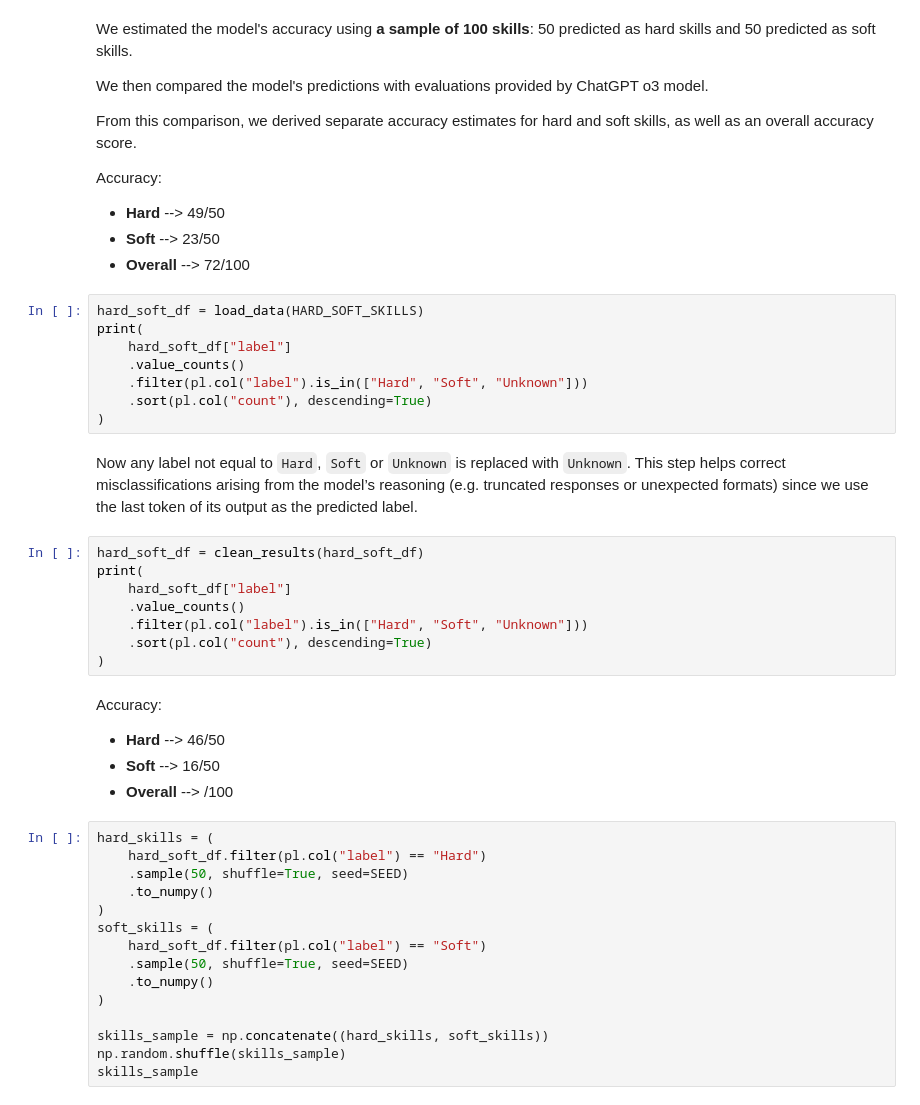
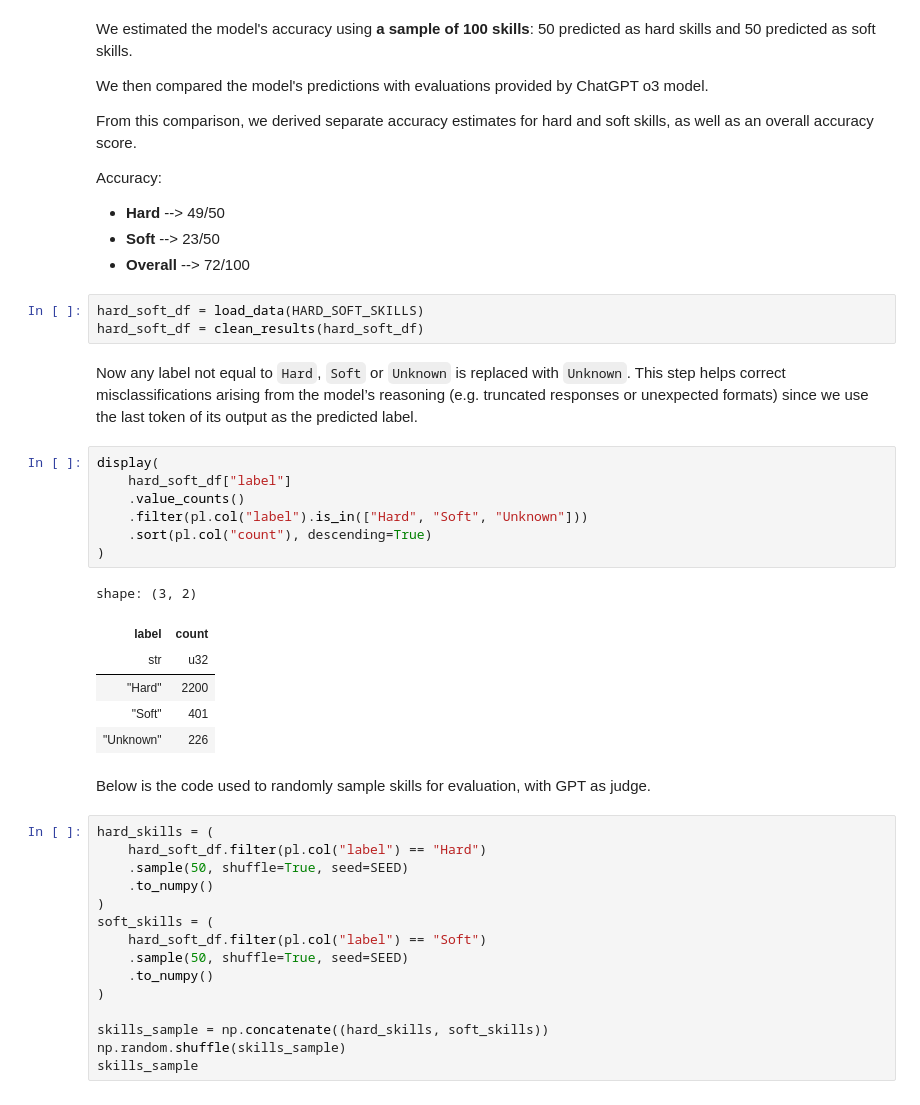
Before and after one commit to francescobaio/hiring_cv_bias, a Jupyter notebook: hiring_cv_bias/hard_soft_skills_labelling/hard_soft_skill_labelling.ipynb, the cells around one changed output. Saved outputs shown, nothing was run; the diff lists cells and outputs as text.

Commit message:
Refactor notebooks and refine website
- Refactor of the data cleaning, hard/soft labelling, exploration and
  distribution analysis notebooks
- Image lightbox and refinements of the website pages

```diff
--- a/hiring_cv_bias/hard_soft_skills_labelling/hard_soft_skill_labelling.ipynb
+++ b/hiring_cv_bias/hard_soft_skills_labelling/hard_soft_skill_labelling.ipynb
@@ -101,29 +104,27 @@ Accuracy:
 - **Hard**     --> 49/50
 - **Soft**     --> 23/50
 - **Overall**  --> 72/100
-# %%
-hard_soft_df = load_data(HARD_SOFT_SKILLS)
-print(
-    hard_soft_df["label"]
-    .value_counts()
-    .filter(pl.col("label").is_in(["Hard", "Soft", "Unknown"]))
-    .sort(pl.col("count"), descending=True)
-)
+# %%
+hard_soft_df = load_data(HARD_SOFT_SKILLS)
+hard_soft_df = clean_results(hard_soft_df)
 # %% [markdown]
 Now any label not equal to `Hard`, `Soft` or `Unknown` is replaced with `Unknown`. This step helps correct misclassifications arising from the model’s reasoning (e.g. truncated responses or unexpected formats) since we use the last token of its output as the predicted label.
 # %%
-hard_soft_df = clean_results(hard_soft_df)
-print(
+display(
     hard_soft_df["label"]
     .value_counts()
     .filter(pl.col("label").is_in(["Hard", "Soft", "Unknown"]))
     .sort(pl.col("count"), descending=True)
 )
+# %% [output]
+shape: (3, 2)
+| label | count |
+| str | u32 |
+| "Hard" | 2200 |
+| "Soft" | 401 |
+| "Unknown" | 226 |
-# %% [markdown]
-Accuracy:
-- **Hard**     --> 46/50
-- **Soft**     --> 16/50
-- **Overall**  --> /100
+# %% [markdown]
+Below is the code used to randomly sample skills for evaluation, with GPT as judge.
 # %%
 hard_skills = (
     hard_soft_df.filter(pl.col("label") == "Hard")
```
Also changed, not shown: parts of 1 cell of this notebook, 24 other files.
